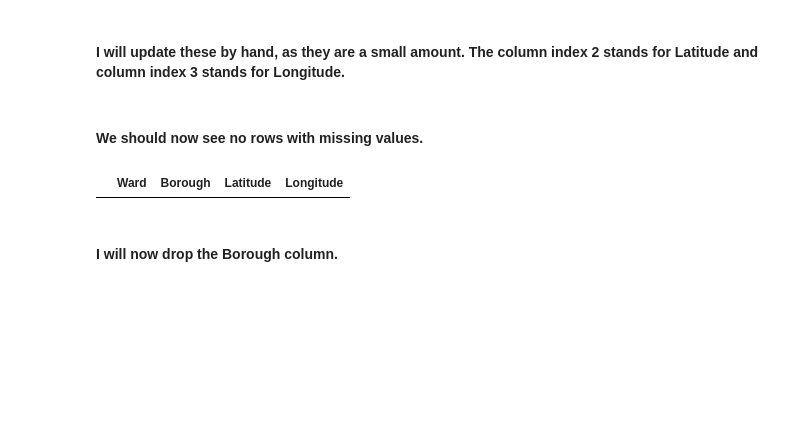
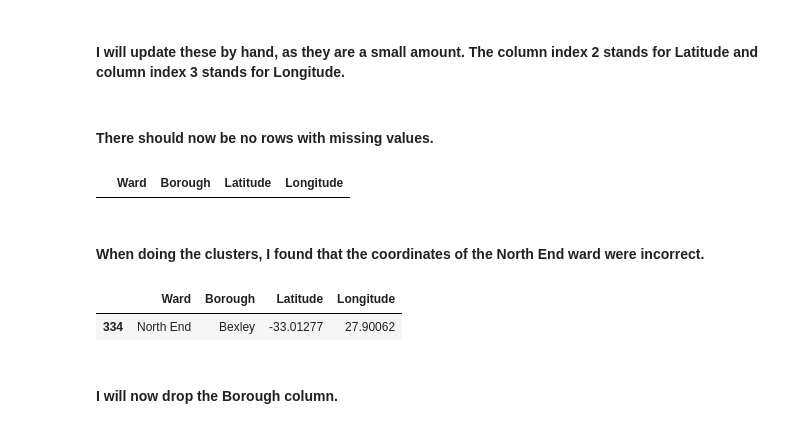
Before and after one commit to blancahuergo/AppliedDataScienceCapstone, a Jupyter notebook: Week 5 Notebook.ipynb, the cells around one changed output. Saved outputs shown, nothing was run; the diff lists cells and outputs as text; code cells hidden in the pictures; blank space fills up the shorter version.

```diff
--- a/Week 5 Notebook.ipynb
+++ b/Week 5 Notebook.ipynb
@@ -282,8 +282,15 @@ london_df.iloc[454, 3] = -0.0690
 london_df.iloc[517, 2] = 51.405306
 london_df.iloc[517, 3] = 0.035033
 # %% [markdown]
-#### We should now see no rows with missing values.
+#### There should now be no rows with missing values.
 # %%
 london_df[london_df.isna().any(axis=1)]
 # %% [output]
 |  | Ward | Borough | Latitude | Longitude |
+# %% [markdown]
+#### When doing the clusters, I found that the coordinates of the North End ward were incorrect.
+# %%
+london_df[london_df["Ward"] == "North End"]
+# %% [output]
+|  | Ward | Borough | Latitude | Longitude |
+| 334 | North End | Bexley | -33.01277 | 27.90062 |
```
Also changed, not shown: parts of 20 cells of this notebook.
